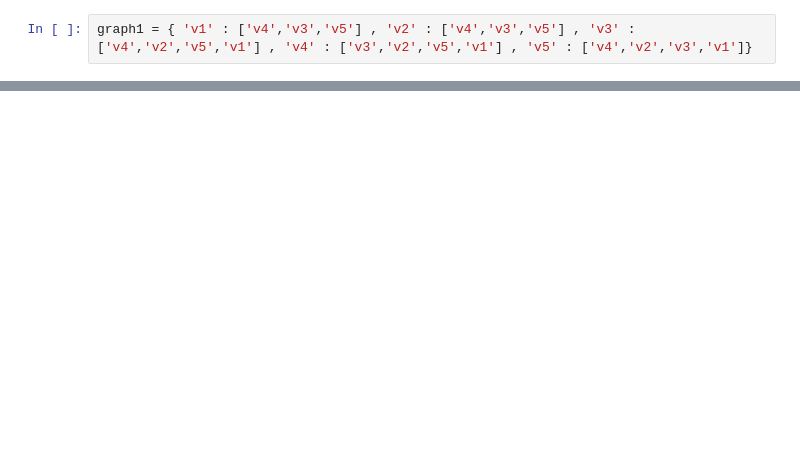
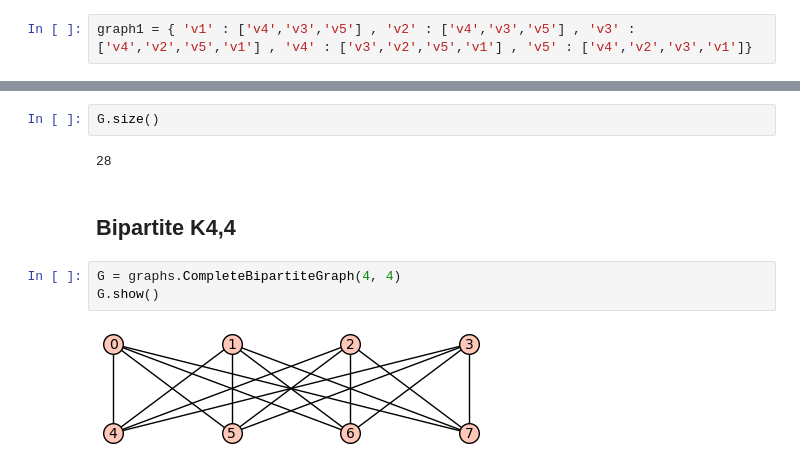
Before and after one commit to byteboy14/MATH_LAB, a Jupyter notebook: graph_theory/graph_theory_draft.ipynb, the cells around one changed output, grey strips where cells are left out. Cells and saved outputs as stored; diff of their text form; blank space fills up the shorter version.

Commit message:
add bipartite and complete graph

```diff
--- a/graph_theory/graph_theory_draft.ipynb
+++ b/graph_theory/graph_theory_draft.ipynb
@@ -10,0 +23,11 @@ Graph(graph1).plot(layout="planar")
+# %%
+G.size()
+# %% [output]
+28
+# %% [markdown]
+## Bipartite K4,4
+# %%
+G = graphs.CompleteBipartiteGraph(4, 4)
+G.show()
+# %% [output]
+[figure, added]
```
Also changed, not shown: parts of 10 cells of this notebook, 1 other file.
